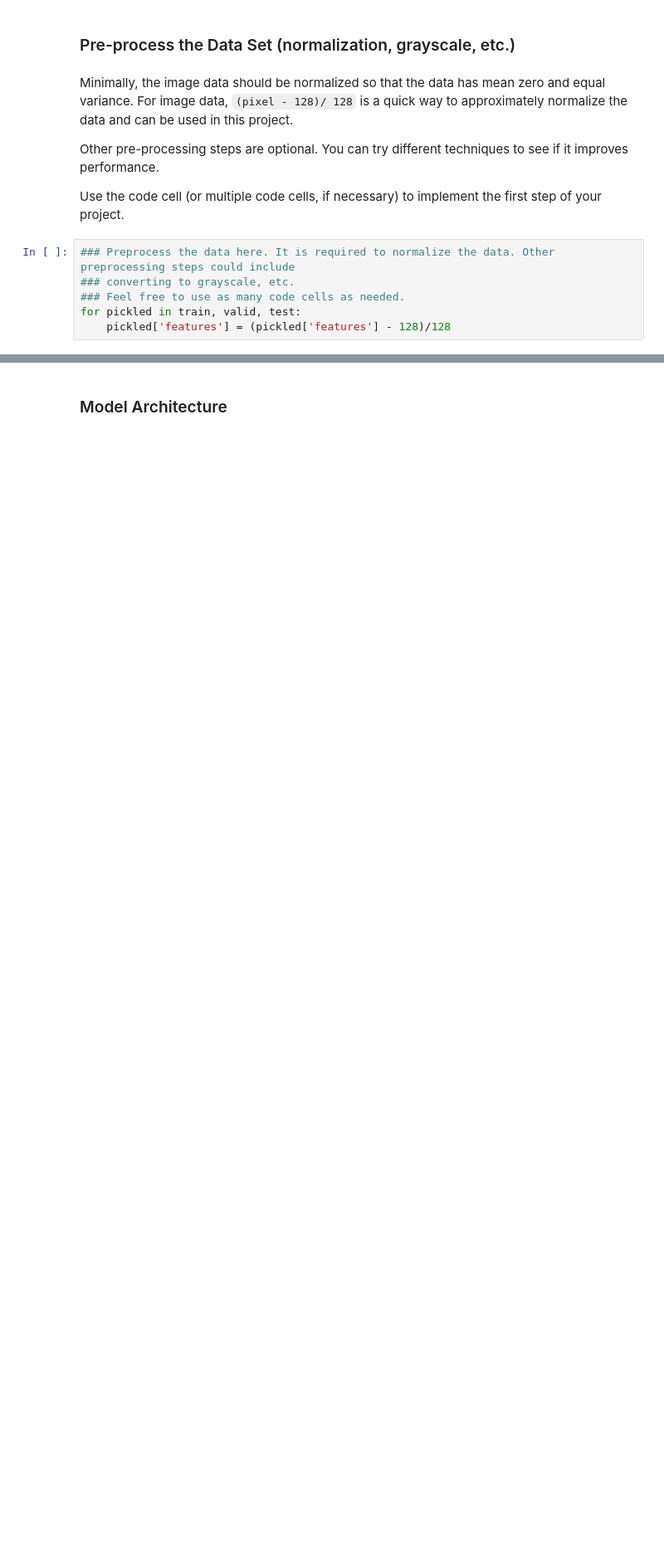
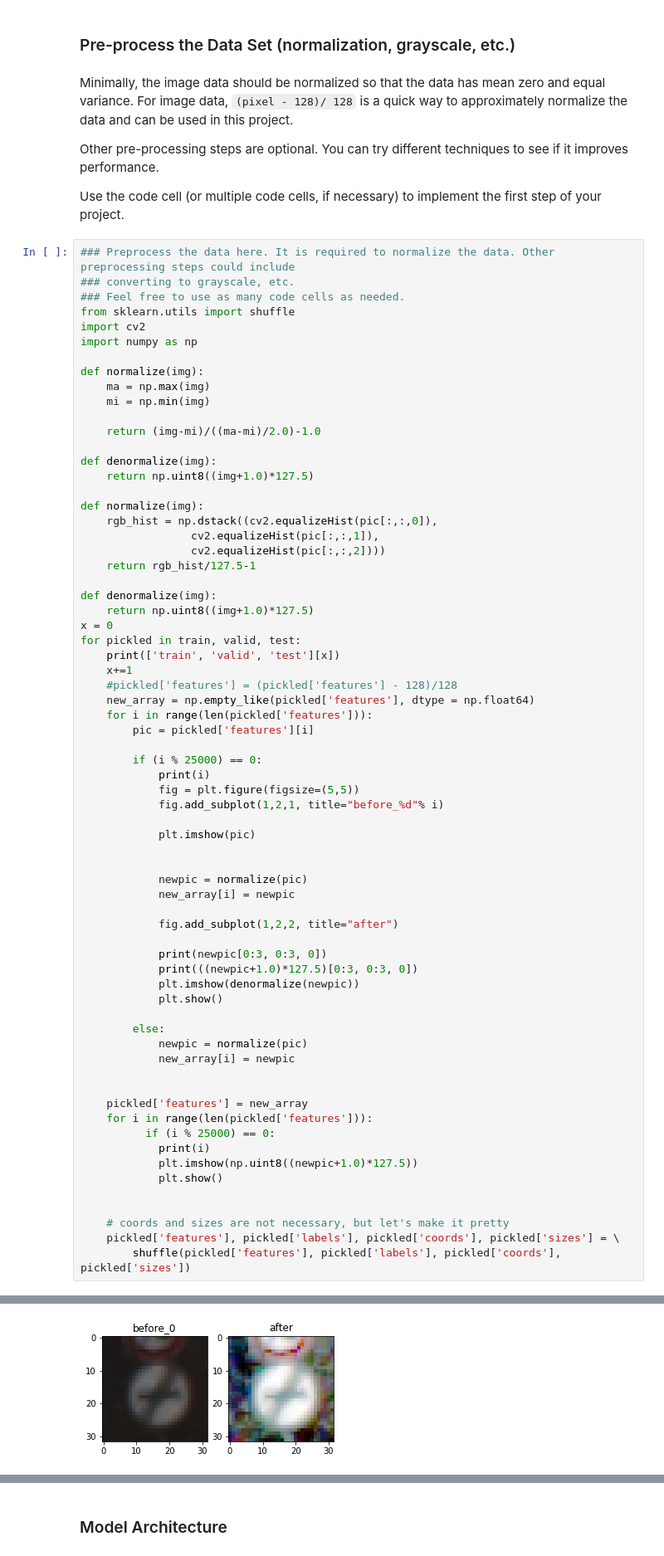
Before and after one commit to amedveczki/CarND-Traffic-Sign-Classifier-Project, a Jupyter notebook: Traffic_Sign_Classifier.ipynb, the cells around one changed output, grey strips where cells are left out. Shown at 83% size. Cells and saved outputs as stored; diff of their text form; blank space fills up the shorter version.

Commit message:
Input is histogram normalized, minsk lenet settings

```diff
--- a/Traffic_Sign_Classifier.ipynb
+++ b/Traffic_Sign_Classifier.ipynb
@@ -139,9 +139,72 @@ Minimally, the image data should be normalized so that the data has mean zero an
 Other pre-processing steps are optional. You can try different techniques to see if it improves performance.
 
 Use the code cell (or multiple code cells, if necessary) to implement the first step of your project.
-# %%
-### Preprocess the data here. It is required to normalize the data. Other preprocessing steps could include
-### converting to grayscale, etc.
-### Feel free to use as many code cells as needed.
-for pickled in train, valid, test:
-    pickled['features'] = (pickled['features'] - 128)/128
+# %%
+### Preprocess the data here. It is required to normalize the data. Other preprocessing steps could include
+### converting to grayscale, etc.
+### Feel free to use as many code cells as needed.
+from sklearn.utils import shuffle
+import cv2
+import numpy as np
+
+def normalize(img):
+    ma = np.max(img)
+    mi = np.min(img)
+
+    return (img-mi)/((ma-mi)/2.0)-1.0
+
+def denormalize(img):
+    return np.uint8((img+1.0)*127.5)
+
+def normalize(img):
+    rgb_hist = np.dstack((cv2.equalizeHist(pic[:,:,0]),
+                 cv2.equalizeHist(pic[:,:,1]),
+                 cv2.equalizeHist(pic[:,:,2])))
+    return rgb_hist/127.5-1
+
+def denormalize(img):
+    return np.uint8((img+1.0)*127.5)
+x = 0
+for pickled in train, valid, test:
+    print(['train', 'valid', 'test'][x])
+    x+=1
+    #pickled['features'] = (pickled['features'] - 128)/128
+    new_array = np.empty_like(pickled['features'], dtype = np.float64)
+    for i in range(len(pickled['features'])):
+        pic = pickled['features'][i]
+
+        if (i % 25000) == 0:
+            print(i)
+            fig = plt.figure(figsize=(5,5))
+            fig.add_subplot(1,2,1, title="before_%d"% i)
+
+            plt.imshow(pic)
+
+
+            newpic = normalize(pic)
+            new_array[i] = newpic
+
+            fig.add_subplot(1,2,2, title="after")
+
+            print(newpic[0:3, 0:3, 0])
+            print(((newpic+1.0)*127.5)[0:3, 0:3, 0])
+            plt.imshow(denormalize(newpic))
+            plt.show()
+
+        else:
+            newpic = normalize(pic)
+            new_array[i] = newpic
+
+
+    pickled['features'] = new_array
+    for i in range(len(pickled['features'])):
+          if (i % 25000) == 0:
+            print(i)
+            plt.imshow(np.uint8((newpic+1.0)*127.5))
+            plt.show()
+
+
+    # coords and sizes are not necessary, but let's make it pretty
+    pickled['features'], pickled['labels'], pickled['coords'], pickled['sizes'] = \
+        shuffle(pickled['features'], pickled['labels'], pickled['coords'], pickled['sizes'])
+# %% [output]
@@ -147,0 +219 @@ for pickled in train, valid, test:
+[figure, added]
```
Also changed, not shown: parts of 6 cells of this notebook.
